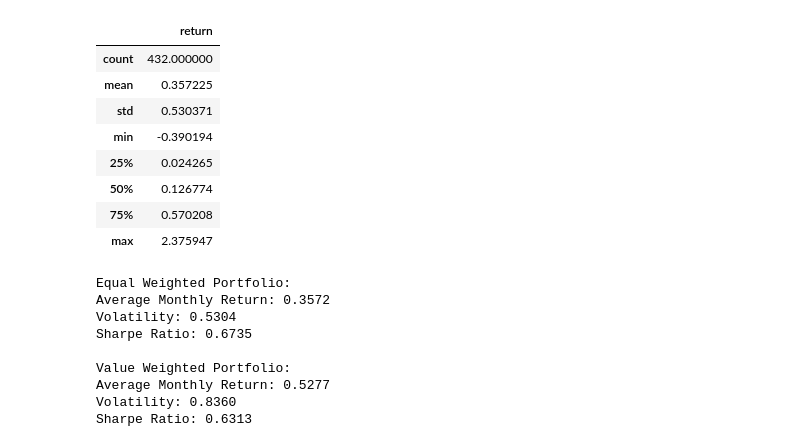
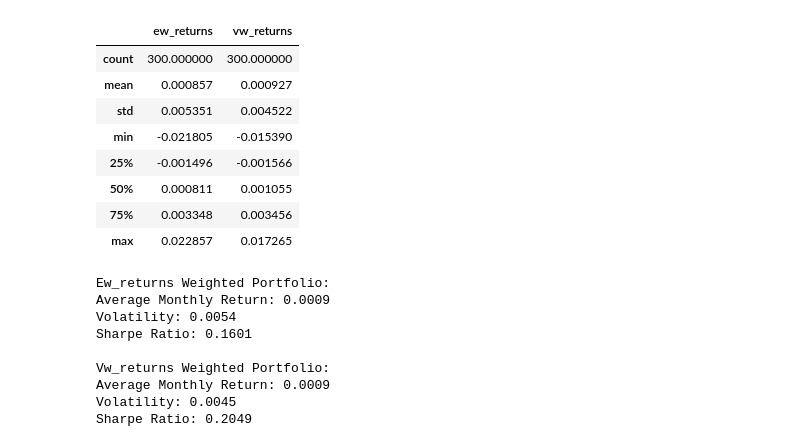
Before and after one commit to jonathoneco/bem114, a Jupyter notebook: Set3/problem12.ipynb, the cells around one changed output. Saved outputs shown, nothing was run; the diff lists cells and outputs as text; code cells hidden in the pictures.

```diff
--- a/Set3/problem12.ipynb
+++ b/Set3/problem12.ipynb
@@ -118,12 +24,0 @@ for portfolio in portfolios:
-# %%
-portfolios['equal'].describe()
-# %% [output]
-|  | return |
-| count | 432.000000 |
-| mean | 0.357225 |
-| std | 0.530371 |
-| min | -0.390194 |
-| 25% | 0.024265 |
-| 50% | 0.126774 |
-| 75% | 0.570208 |
-| max | 2.375947 |
@@ -130,3 +51,15 @@ portfolios['equal'].describe()
+# %%
+monthly_returns.describe()
+# %% [output]
+|  | ew_returns | vw_returns |
+| count | 300.000000 | 300.000000 |
+| mean | 0.000857 | 0.000927 |
+| std | 0.005351 | 0.004522 |
+| min | -0.021805 | -0.015390 |
+| 25% | -0.001496 | -0.001566 |
+| 50% | 0.000811 | 0.001055 |
+| 75% | 0.003348 | 0.003456 |
+| max | 0.022857 | 0.017265 |
 # %%
 import pandas_datareader as pdr
 
@@ -141,23 +77,23 @@ def calculate_statistics(portfolio_returns):
     sharpe_ratio = avg_monthly_return / volatility
     return avg_monthly_return, volatility, sharpe_ratio
 
-for weight_type in ['equal', 'value']:
-    avg_monthly_return, volatility, sharpe_ratio = calculate_statistics(portfolios[weight_type]['return'])
+for weight_type in ['ew_returns', 'vw_returns']:
+    avg_monthly_return, volatility, sharpe_ratio = calculate_statistics(monthly_returns[weight_type])
     print(f"{weight_type.capitalize()} Weighted Portfolio:")
     print(f"Average Monthly Return: {avg_monthly_return:.4f}")
     print(f"Volatility: {volatility:.4f}")
     print(f"Sharpe Ratio: {sharpe_ratio:.4f}")
     print()
 # %% [output]
-Equal Weighted Portfolio:
-Average Monthly Return: 0.3572
-Volatility: 0.5304
-Sharpe Ratio: 0.6735
+Ew_returns Weighted Portfolio:
+Average Monthly Return: 0.0009
+Volatility: 0.0054
+Sharpe Ratio: 0.1601
 
-Value Weighted Portfolio:
-Average Monthly Return: 0.5277
-Volatility: 0.8360
-Sharpe Ratio: 0.6313
+Vw_returns Weighted Portfolio:
+Average Monthly Return: 0.0009
+Volatility: 0.0045
+Sharpe Ratio: 0.2049
 # %%
 from statsmodels.api import OLS
 from statsmodels.tools import add_constant
```
Also changed, not shown: parts of 13 cells of this notebook, 1 other file.
